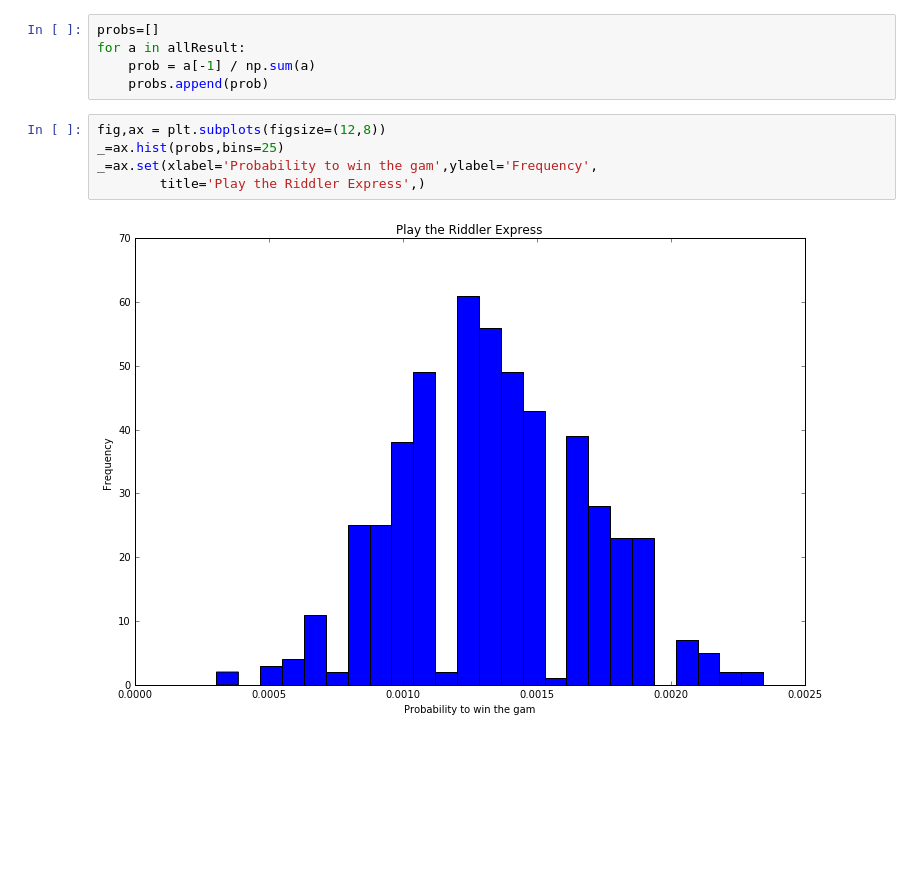
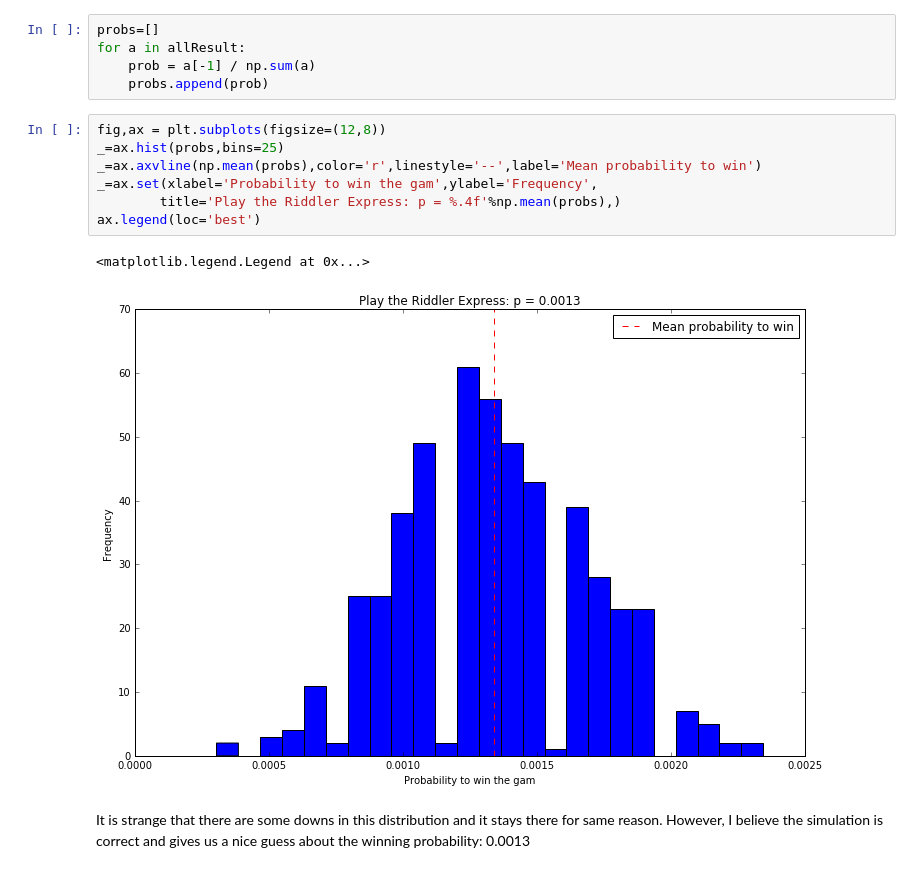
Before and after one commit to nmningmei/intuitive_probability_games, a Jupyter notebook: fivethirtyeight/Riddler Express - 538.ipynb, the cells around one changed output. Cells and saved outputs as stored; diff of their text form; blank space fills up the shorter version.

```diff
--- a/fivethirtyeight/Riddler Express - 538.ipynb
+++ b/fivethirtyeight/Riddler Express - 538.ipynb
@@ -69,7 +80,12 @@ for a in allResult:
 # %%
 fig,ax = plt.subplots(figsize=(12,8))
 _=ax.hist(probs,bins=25)
+_=ax.axvline(np.mean(probs),color='r',linestyle='--',label='Mean probability to win')
 _=ax.set(xlabel='Probability to win the gam',ylabel='Frequency',
-        title='Play the Riddler Express',)
+        title='Play the Riddler Express: p = %.4f'%np.mean(probs),)
+ax.legend(loc='best')
 # %% [output]
+<matplotlib.legend.Legend at 0x...>
-[figure, old version]
+[figure, new version]
+# %% [markdown]
+It is strange that there are some downs in this distribution and it stays there for same reason. However, I believe the simulation is correct and gives us a nice guess about the winning probability: 0.0013
```
Also changed, not shown: parts of 4 cells of this notebook.
